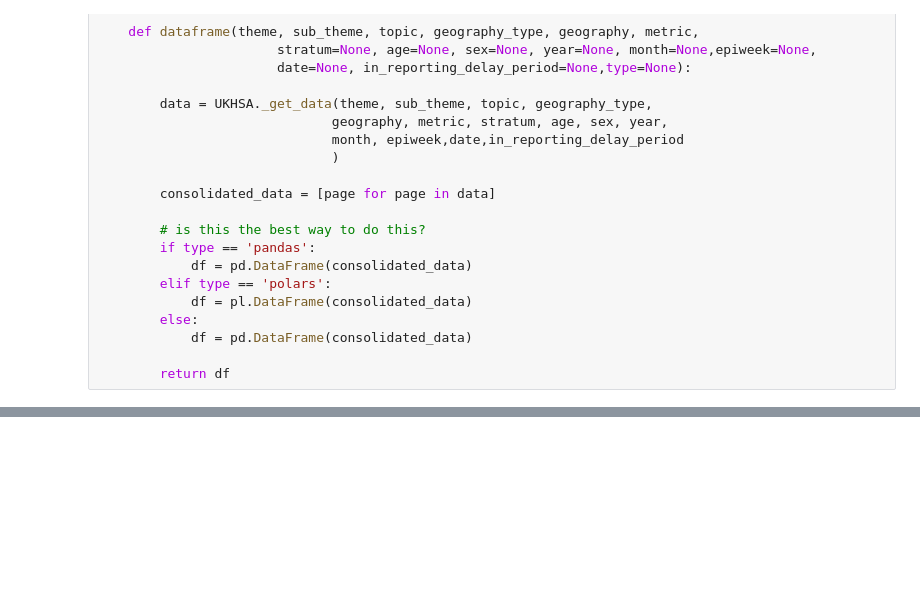
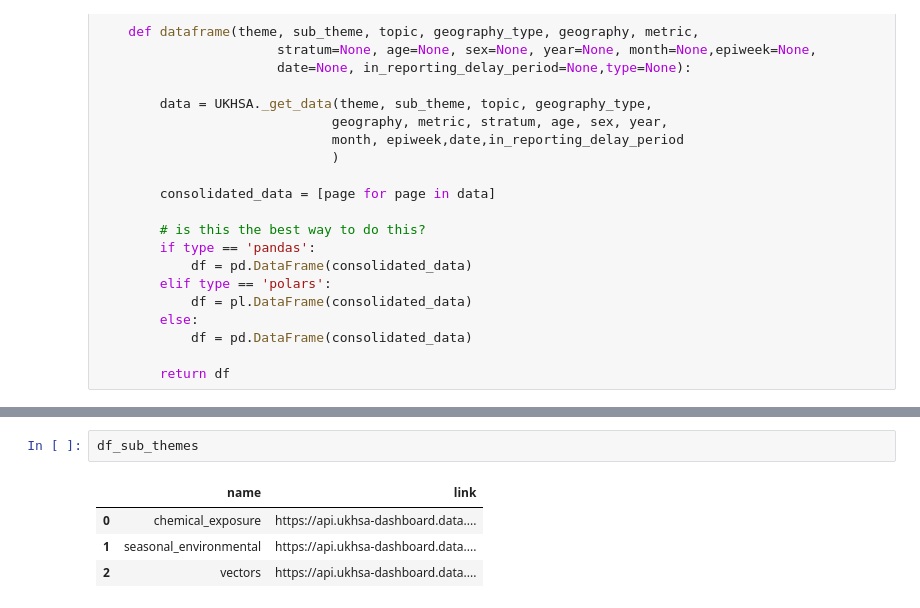
Before and after one commit to NHS-South-Central-and-West/ukhsa-asap, a Jupyter notebook: notebooks/starting_point.ipynb, the cells around one changed output, grey strips where cells are left out. Cells and saved outputs as stored; diff of their text form; blank space fills up the shorter version.

```diff
--- a/notebooks/draft2.ipynb
+++ b/notebooks/starting_point.ipynb
@@ -177,0 +207,7 @@ test_pd2
+# %%
+df_sub_themes
+# %% [output]
+|  | name | link |
+| 0 | chemical_exposure | https://api.ukhsa-dashboard.data.... |
+| 1 | seasonal_environmental | https://api.ukhsa-dashboard.data.... |
+| 2 | vectors | https://api.ukhsa-dashboard.data.... |
```
Also changed, not shown: parts of 16 cells of this notebook, 3 other files.
